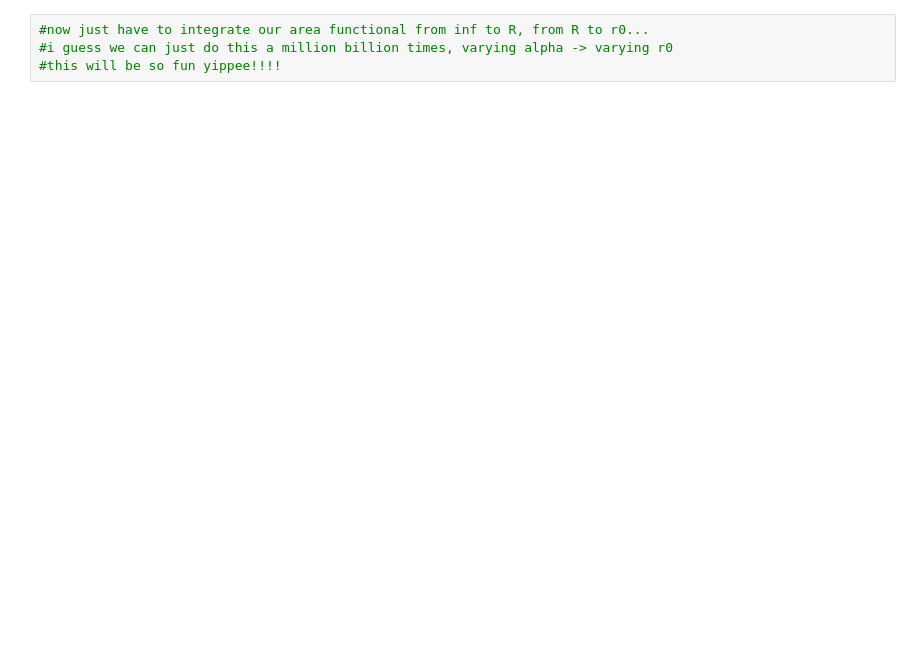
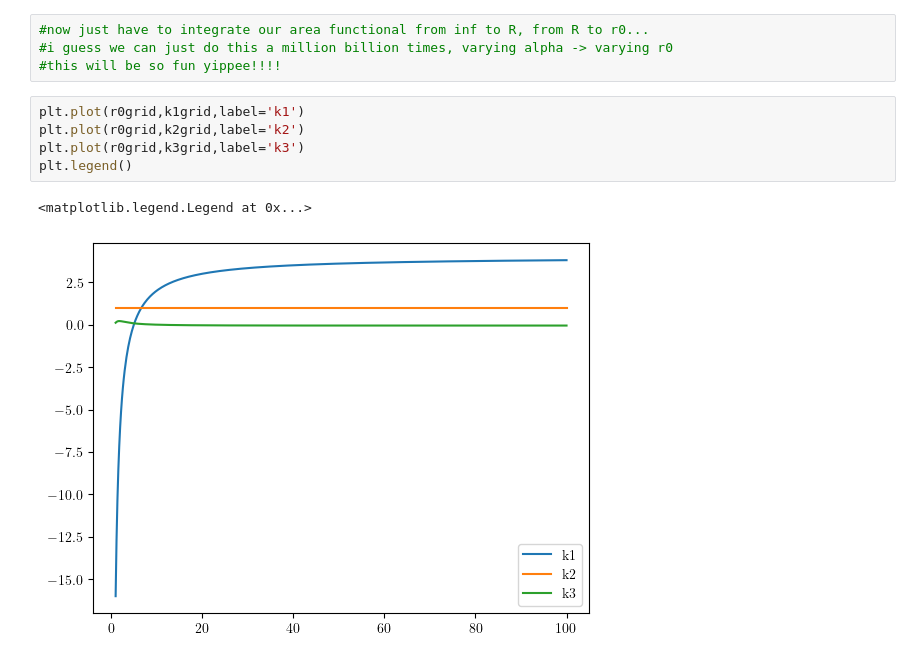
Before and after one commit to Bkorotko03/HoloProj, a Jupyter notebook: PertRNBH251110.ipynb, the cells around one changed output. Cells and saved outputs as stored; diff of their text form; blank space fills up the shorter version.

```diff
--- a/PertRNBH251110.ipynb
+++ b/PertRNBH251110.ipynb
@@ -74,3 +125,11 @@ plt.show()
 #now just have to integrate our area functional from inf to R, from R to r0...
 #i guess we can just do this a million billion times, varying alpha -> varying r0
 #this will be so fun yippee!!!!
+# %%
+plt.plot(r0grid,k1grid,label='k1')
+plt.plot(r0grid,k2grid,label='k2')
+plt.plot(r0grid,k3grid,label='k3')
+plt.legend()
+# %% [output]
+<matplotlib.legend.Legend at 0x...>
+[figure, added]
```
Also changed, not shown: parts of 9 cells of this notebook.
